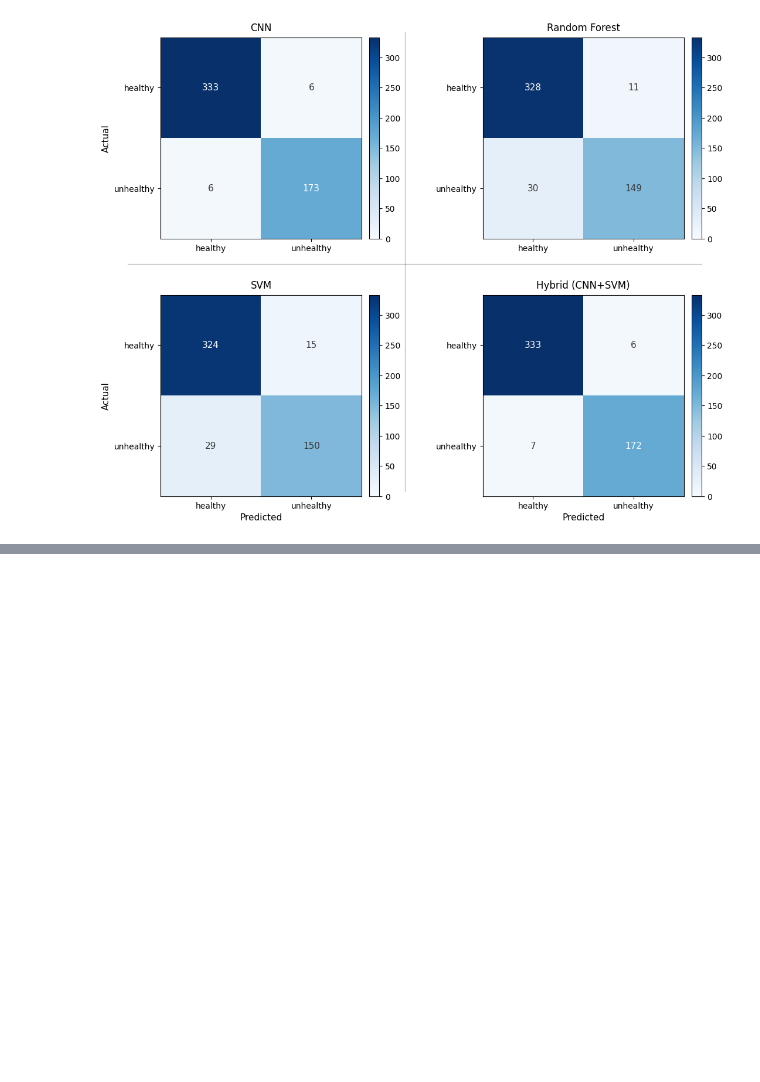
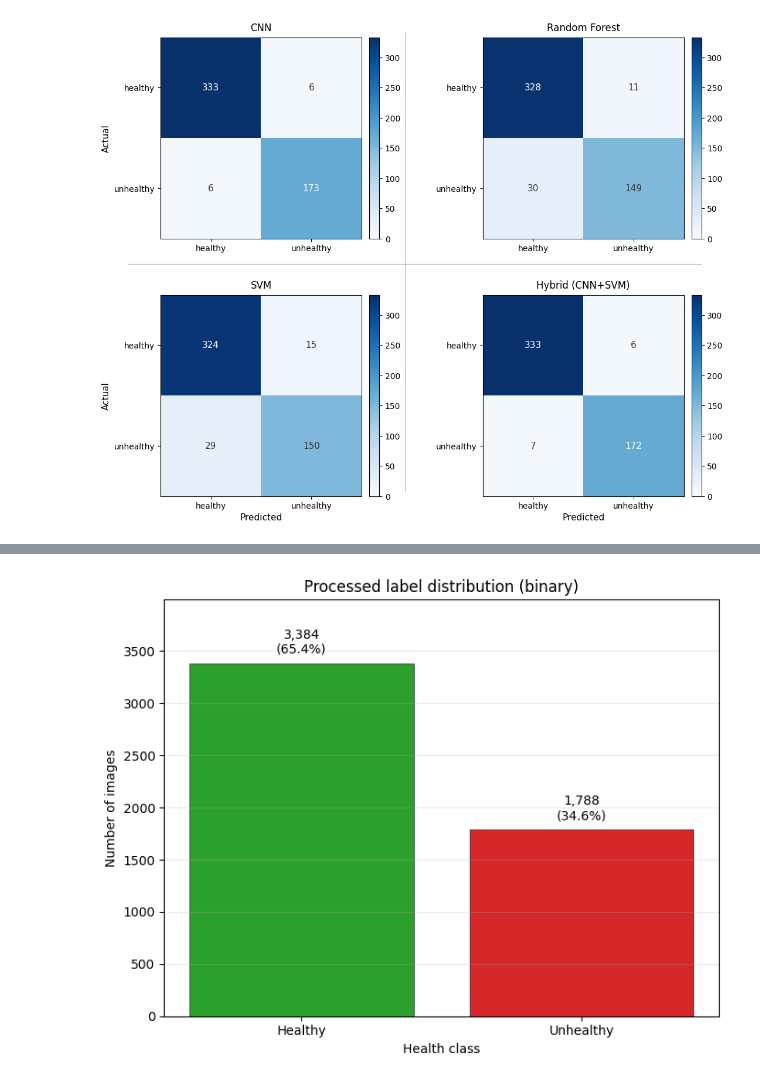
Before and after one commit to MarioP03/beeproject-cnn, a Jupyter notebook: notebooks/results.ipynb, the cells around one changed output, grey strips where cells are left out. Drawn from its saved outputs; the diff is of its cells as text; code cells hidden in the pictures; blank space fills up the shorter version.

```diff
--- a/notebooks/results.ipynb
+++ b/notebooks/results.ipynb
@@ -246,0 +303,65 @@ plt.show()
+# %%
+import pandas as pd
+import matplotlib.pyplot as plt
+from pathlib import Path
+
+
+def resolve_data_path(*relative_candidates):
+    """Return the first existing path from candidate relative locations."""
+    for rel_path in relative_candidates:
+        candidate = Path(rel_path)
+        if candidate.exists():
+            return candidate
+    raise FileNotFoundError(
+        "Could not locate dataset file. Checked: "
+        + ", ".join(str(Path(p)) for p in relative_candidates)
+    )
+
+
+processed_csv_path = resolve_data_path(
+    "data/processed/processed_bee_data_20260330_151740.csv",
+    "../data/processed/processed_bee_data_20260330_151740.csv",
+)
+
+processed_df = pd.read_csv(processed_csv_path, sep=";")
+
+binary_counts = (
+    processed_df["health"]
+    .astype(str)
+    .str.strip()
+    .str.lower()
+    .value_counts()
+    .reindex(["healthy", "unhealthy"])
+    .fillna(0)
+    .astype(int)
+)
+
+binary_total = binary_counts.sum()
+max_count = binary_counts.max()
+label_offset = max_count * 0.02
+
+plt.figure(figsize=(7, 5.5))
+binary_labels = [label.title() for label in binary_counts.index]
+binary_colors = ["#2ca02c", "#d62728"]
+bars = plt.bar(binary_labels, binary_counts.values, color=binary_colors, edgecolor="black", linewidth=0.4)
+
+for bar, count in zip(bars, binary_counts.values):
+    pct = (count / binary_total) * 100 if binary_total else 0
+    plt.text(
+        bar.get_x() + bar.get_width() / 2,
+        count + label_offset,
+        f"{count:,}\n({pct:.1f}%)",
+        ha="center",
+        va="bottom",
+        fontsize=10,
+    )
+
+plt.title("Processed label distribution (binary)")
+plt.ylabel("Number of images")
+plt.xlabel("Health class")
+plt.ylim(0, max_count * 1.18)
+plt.grid(axis="y", alpha=0.25)
+plt.tight_layout()
+plt.show()
+# %% [output]
+[figure, added]
```
Also changed, not shown: parts of 2 cells of this notebook, 1 other file.
